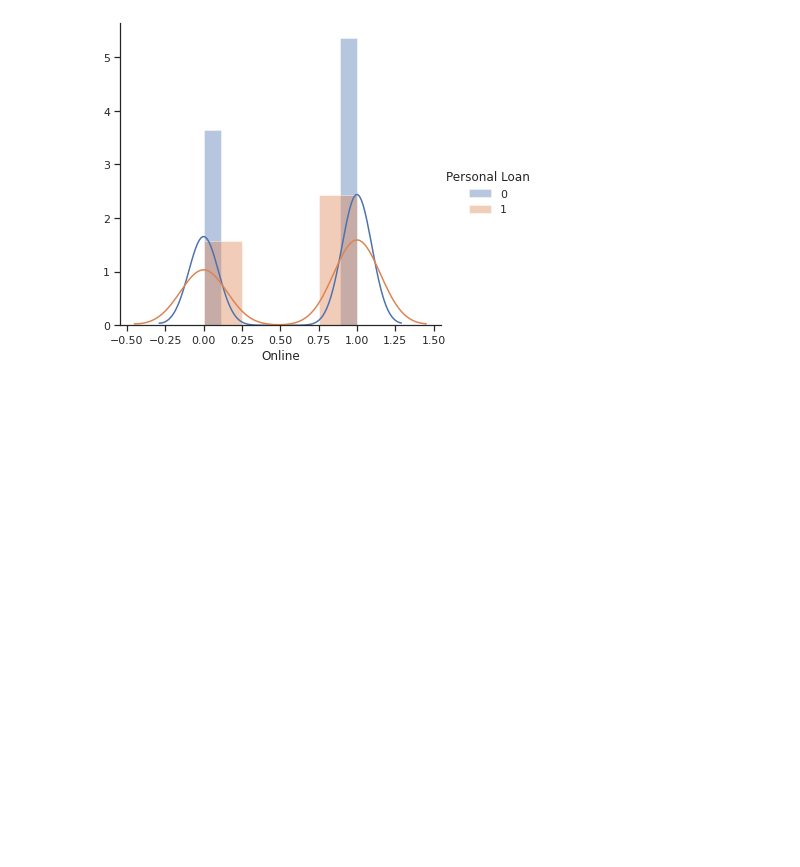
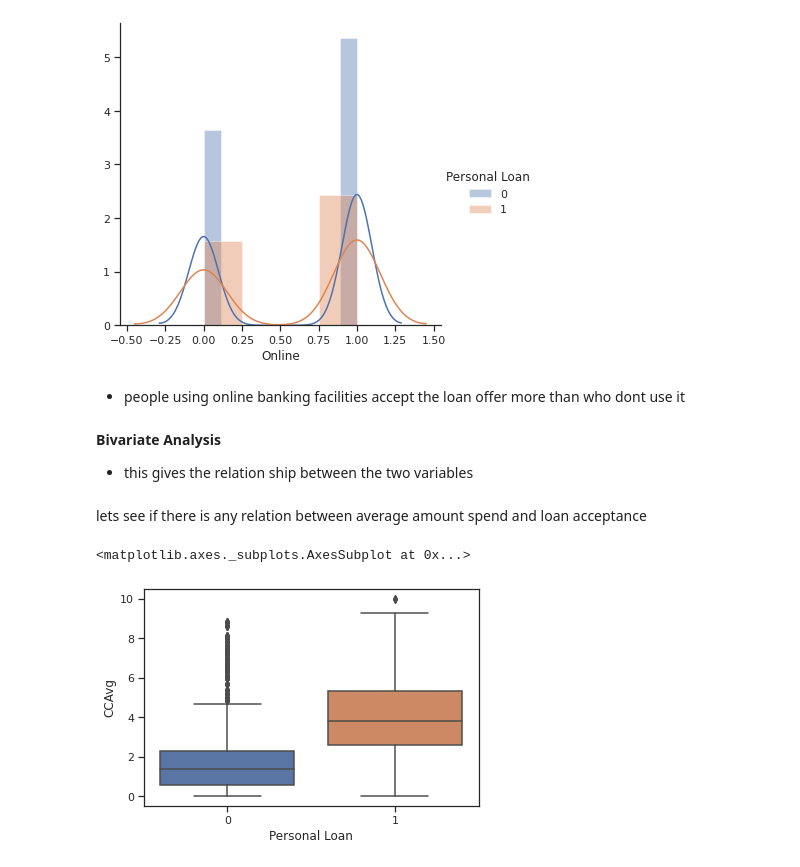
Before and after one commit to mhz1123/internship, a Jupyter notebook: ml_project.ipynb, the cells around one changed output. Saved outputs shown, nothing was run; the diff lists cells and outputs as text; code cells hidden in the pictures; blank space fills up the shorter version.

```diff
--- a/ml_project.ipynb
+++ b/ml_project.ipynb
@@ -377,3 +384,15 @@ sns.FacetGrid(data, hue= "Personal Loan", size=5).map(sns.distplot,"Online").add
 # %% [output]
 <seaborn.axisgrid.FacetGrid at 0x...>
 [figure]
+# %% [markdown]
+* people using online banking facilities accept the loan offer more than who dont use it
+# %% [markdown]
+**Bivariate Analysis**
+* this gives the relation ship between the two variables
+# %% [markdown]
+lets see if there is any relation between average amount spend and loan acceptance
+# %%
+sns.boxplot(x= 'Personal Loan', y ='CCAvg', data = data)
+# %% [output]
+<matplotlib.axes._subplots.AxesSubplot at 0x...>
+[figure, added]
```
Also changed, not shown: parts of 23 cells of this notebook.
